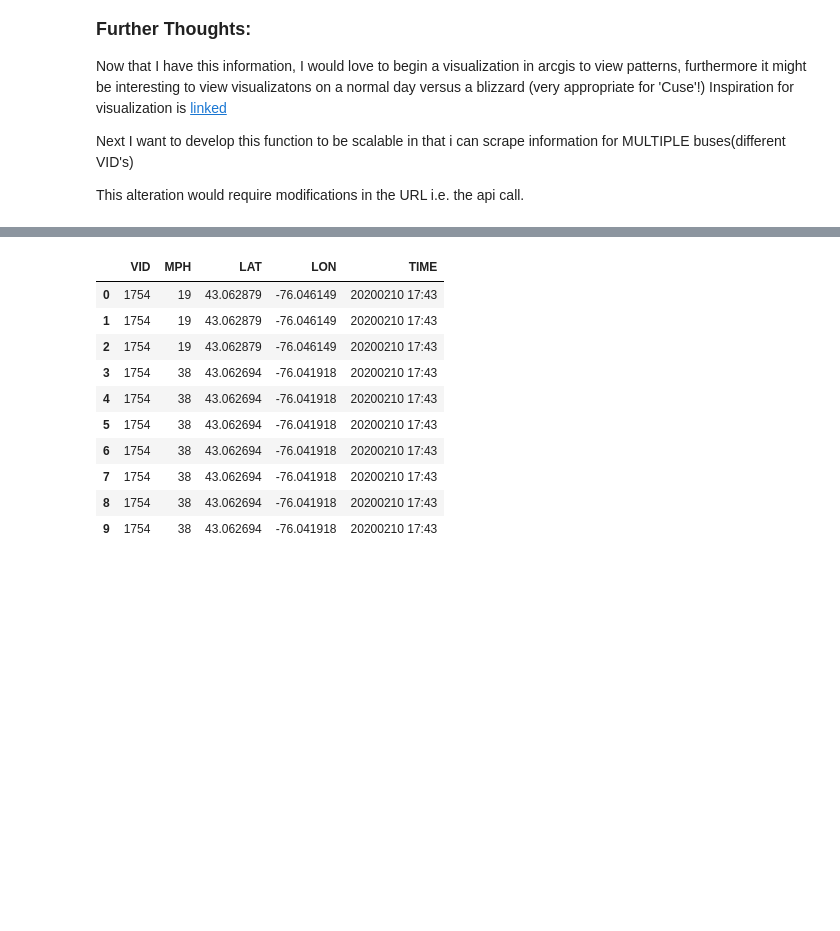
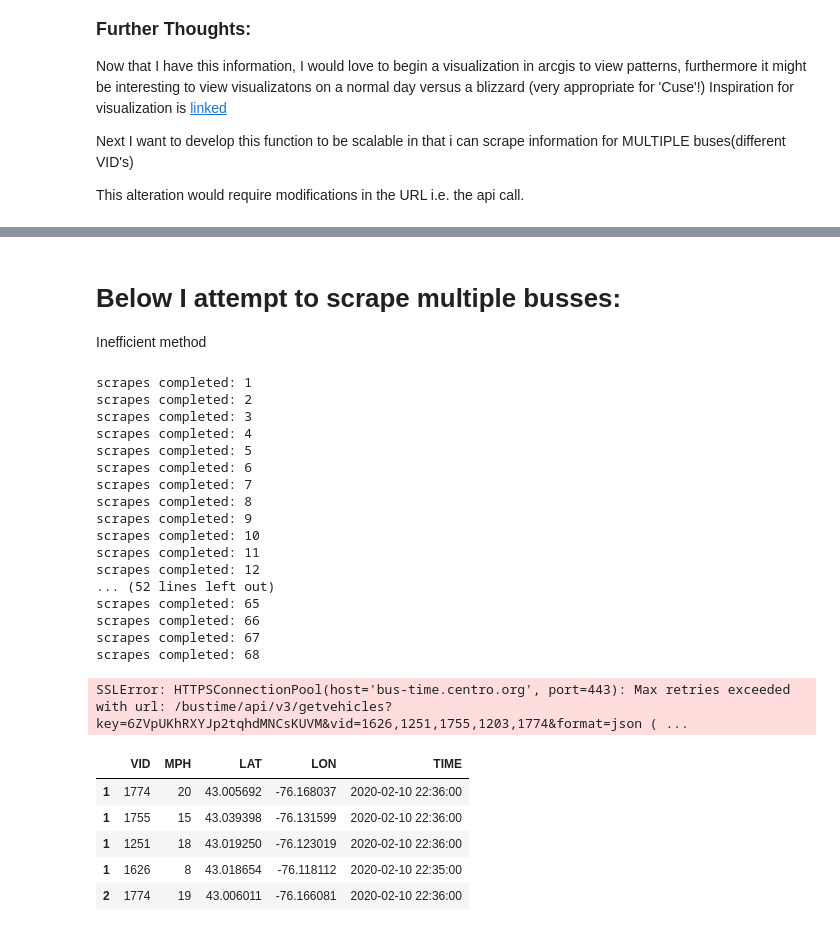
Before and after one commit to mrgonzal-SU/Visualizations, a Jupyter notebook: Centro_Scrapes.ipynb, the cells around one changed output, grey strips where cells are left out. Saved outputs shown, nothing was run; the diff lists cells and outputs as text; code cells hidden in the pictures; blank space fills up the shorter version.

Commit message:
commiting centro project

```diff
--- a/Centro_Scrapes.ipynb
+++ b/Centro_Scrapes.ipynb
@@ -110,0 +166,4 @@ df = pd.read_csv('t6.csv')
+# %% [markdown]
+# Below I attempt to scrape multiple busses:
+
+Inefficient method
@@ -111,14 +231,36 @@ df = pd.read_csv('t6.csv')
+# %%
+centro_scrape(5,url,0,90,'qgis_centro2')
+# %% [output]
+scrapes completed: 1
+scrapes completed: 2
+scrapes completed: 3
+scrapes completed: 4
+scrapes completed: 5
+scrapes completed: 6
+scrapes completed: 7
+scrapes completed: 8
+scrapes completed: 9
+scrapes completed: 10
+scrapes completed: 11
+scrapes completed: 12
+... (52 lines left out)
+scrapes completed: 65
+scrapes completed: 66
+scrapes completed: 67
+scrapes completed: 68
+SSLError: HTTPSConnectionPool(host='bus-time.centro.org', port=443): Max retries exceeded with url: /bustime/api/v3/getvehicles?key=6ZVpUKhRXYJp2tqhdMNCsKUVM&vid=1626,1251,1755,1203,1774&format=json ( ...
+# %%
+import pandas as pd
+
+df = pd.read_csv('qgis_centro2')
+# %%
+df['TIME'] = df['TIME'].astype('datetime64[ns]')
 # %%
-df
+df.head()
 # %% [output]
 |  | VID | MPH | LAT | LON | TIME |
-| 0 | 1754 | 19 | 43.062879 | -76.046149 | 20200210 17:43 |
-| 1 | 1754 | 19 | 43.062879 | -76.046149 | 20200210 17:43 |
-| 2 | 1754 | 19 | 43.062879 | -76.046149 | 20200210 17:43 |
-| 3 | 1754 | 38 | 43.062694 | -76.041918 | 20200210 17:43 |
-| 4 | 1754 | 38 | 43.062694 | -76.041918 | 20200210 17:43 |
-| 5 | 1754 | 38 | 43.062694 | -76.041918 | 20200210 17:43 |
-| 6 | 1754 | 38 | 43.062694 | -76.041918 | 20200210 17:43 |
-| 7 | 1754 | 38 | 43.062694 | -76.041918 | 20200210 17:43 |
-| 8 | 1754 | 38 | 43.062694 | -76.041918 | 20200210 17:43 |
-| 9 | 1754 | 38 | 43.062694 | -76.041918 | 20200210 17:43 |
+| 1 | 1774 | 20 | 43.005692 | -76.168037 | 2020-02-10 22:36:00 |
+| 1 | 1755 | 15 | 43.039398 | -76.131599 | 2020-02-10 22:36:00 |
+| 1 | 1251 | 18 | 43.019250 | -76.123019 | 2020-02-10 22:36:00 |
+| 1 | 1626 | 8 | 43.018654 | -76.118112 | 2020-02-10 22:35:00 |
+| 2 | 1774 | 19 | 43.006011 | -76.166081 | 2020-02-10 22:36:00 |
```
Also changed, not shown: parts of 10 cells of this notebook, 15 other files.
